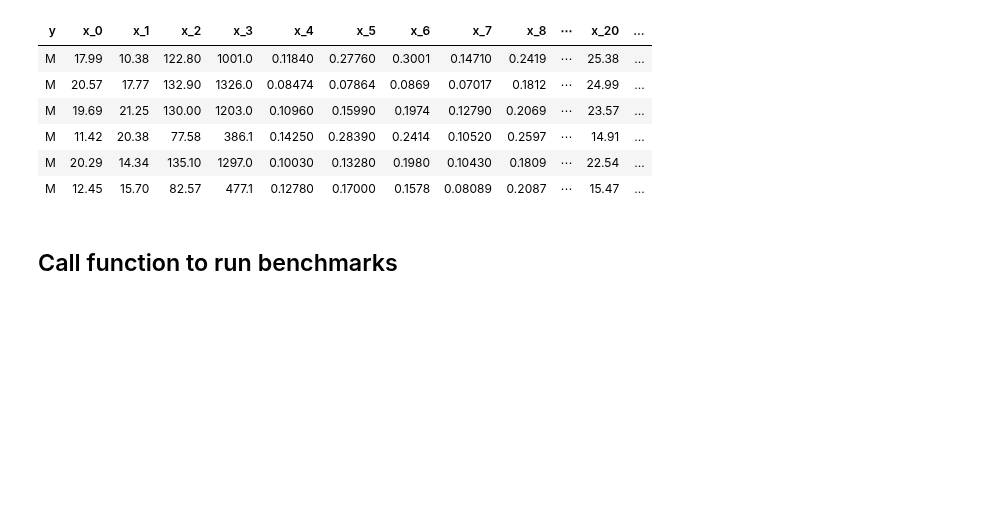
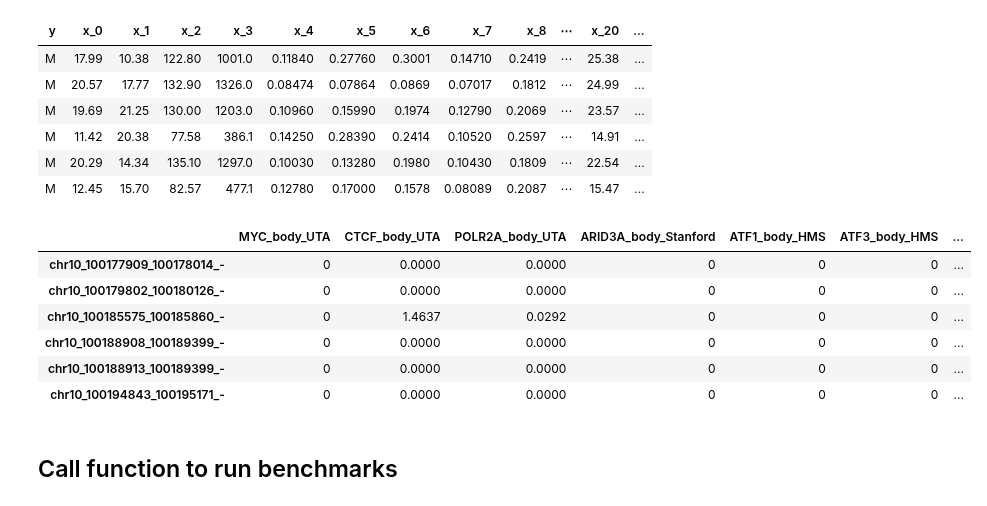
Before and after one commit to Yu-Group/scikit-learn-sandbox, a Jupyter notebook: jupyter/27B_exploring_RF_R_implementation.ipynb, the cells around one changed output. Cells and saved outputs as stored; diff of their text form; code cells hidden in the pictures; blank space fills up the shorter version.

```diff
--- a/jupyter/27B_exploring_RF_R_implementation.ipynb
+++ b/jupyter/27B_exploring_RF_R_implementation.ipynb
@@ -33,21 +52,31 @@ responses <- raw_data[,1]
 # %%
 # load splicing data
 
 splice.data <- read.table('Y_X_splicing.txt')
 idcs.high <- splice.data$psi > 0.7
 idcs.low <- splice.data$psi < 0.3
 splice.data$y <- rep(0, nrow(splice.data))
 splice.data$y[idcs.high] <- 1
 splice.data <- splice.data[idcs.high | idcs.low,]
 
 n.full <- nrow(splice.data)
 idcs.train <- sample(1:n.full, floor(n.full * 0.5))
 idcs.test <- (1:n.full)[-idcs.train]
 
 x <- splice.data[,!colnames(splice.data) %in% c('psi', 'y')]
 x <- x[,1:270]
 features <- as.matrix(x)
 responses <- as.factor(splice.data$y)
+
+head(splice.data)
+# %% [output]
+|  | MYC_body_UTA | CTCF_body_UTA | POLR2A_body_UTA | ARID3A_body_Stanford | ATF1_body_HMS | ATF3_body_HMS | ... |
+| chr10_100177909_100178014_- | 0 | 0.0000 | 0.0000 | 0 | 0 | 0 | ... |
+| chr10_100179802_100180126_- | 0 | 0.0000 | 0.0000 | 0 | 0 | 0 | ... |
+| chr10_100185575_100185860_- | 0 | 1.4637 | 0.0292 | 0 | 0 | 0 | ... |
+| chr10_100188908_100189399_- | 0 | 0.0000 | 0.0000 | 0 | 0 | 0 | ... |
+| chr10_100188913_100189399_- | 0 | 0.0000 | 0.0000 | 0 | 0 | 0 | ... |
+| chr10_100194843_100195171_- | 0 | 0.0000 | 0.0000 | 0 | 0 | 0 | ... |
 # %% [markdown]
 ## Call function to run benchmarks
 # %%
```
Also changed, not shown: parts of 15 cells of this notebook, 4 other files.
